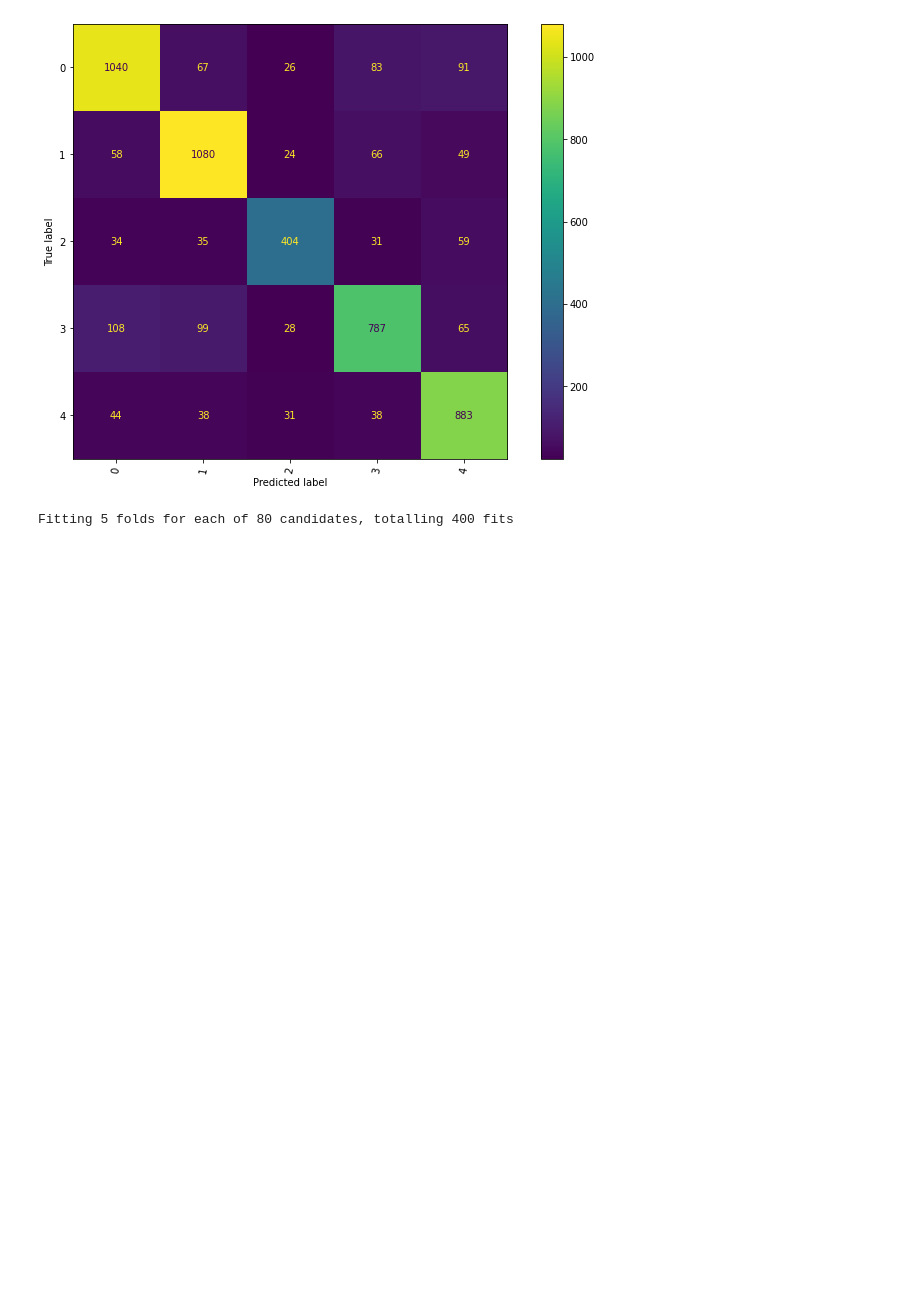
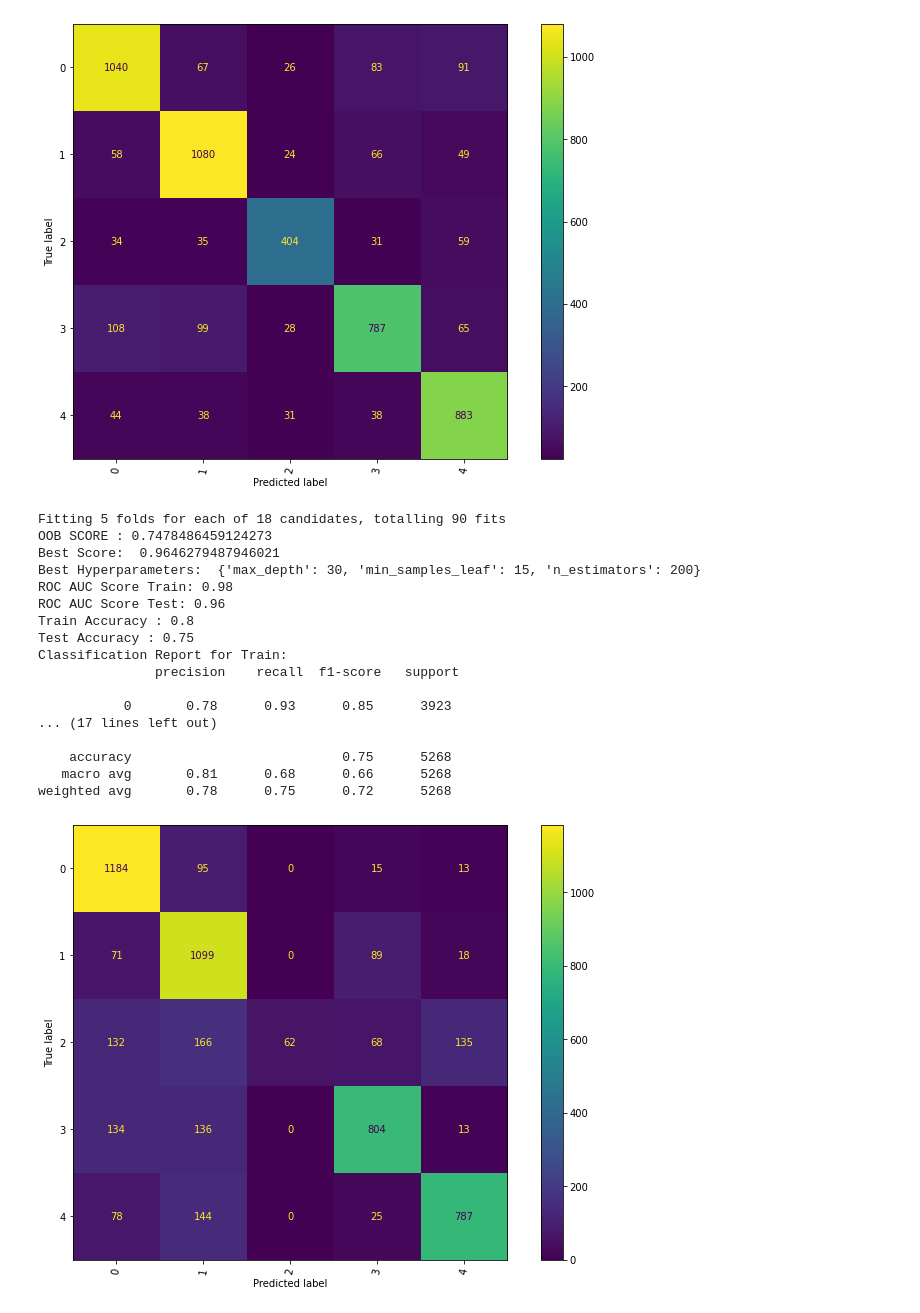
Before and after one commit to sivaprasadt246/Automatic_Ticket_Classification_Assignment, a Jupyter notebook: Automatic_Ticket_Classification_Assignment.ipynb, the cells around one changed output. Cells and saved outputs as stored; diff of their text form; code cells hidden in the pictures; blank space fills up the shorter version.

```diff
--- a/Automatic_Ticket_Classification_Assignment.ipynb
+++ b/Automatic_Ticket_Classification_Assignment.ipynb
@@ -980,28 +980,45 @@ weighted avg       0.80      0.80      0.80      5268
 # %%
 # Random Forest Classifier with GridSearchCV
 
 rfc = RandomForestClassifier(random_state=40, n_jobs = -1,oob_score=True)
 
 # hyperparameters for Random Forest
-rfc_params = {'max_depth': [10,20,30,40],
-          'min_samples_leaf': [5,10,15,20,30],
-          'n_estimators': [100,200,500,700]
+rfc_params = {'max_depth': [10,20,30],
+          'min_samples_leaf': [15,20,30],
+          'n_estimators': [100,200]
         }
 
 # create gridsearch object
 grid_search_rfc = grid_search(rfc, folds, rfc_params, scoring='roc_auc_ovr')
 
 # fit model
 grid_search_rfc.fit(X_train, y_train)
 
 # oob score
 print('OOB SCORE :',grid_search_rfc.best_estimator_.oob_score_)
 
 # print best hyperparameters
 print_best_score_params(grid_search_rfc)
 
 # Random Forest Classification Report
 metric4=[]
 display_classification_report(grid_search_rfc,metric4)
 # %% [output]
-Fitting 5 folds for each of 80 candidates, totalling 400 fits
+Fitting 5 folds for each of 18 candidates, totalling 90 fits
+OOB SCORE : 0.7478486459124273
+Best Score:  0.9646279487946021
+Best Hyperparameters:  {'max_depth': 30, 'min_samples_leaf': 15, 'n_estimators': 200}
+ROC AUC Score Train: 0.98
+ROC AUC Score Test: 0.96
+Train Accuracy : 0.8
+Test Accuracy : 0.75
+Classification Report for Train:
+               precision    recall  f1-score   support
+
+           0       0.78      0.93      0.85      3923
+... (17 lines left out)
+
+    accuracy                           0.75      5268
+   macro avg       0.81      0.68      0.66      5268
+weighted avg       0.78      0.75      0.72      5268
+[figure, added]
```
Also changed, not shown: parts of 8 cells of this notebook.
